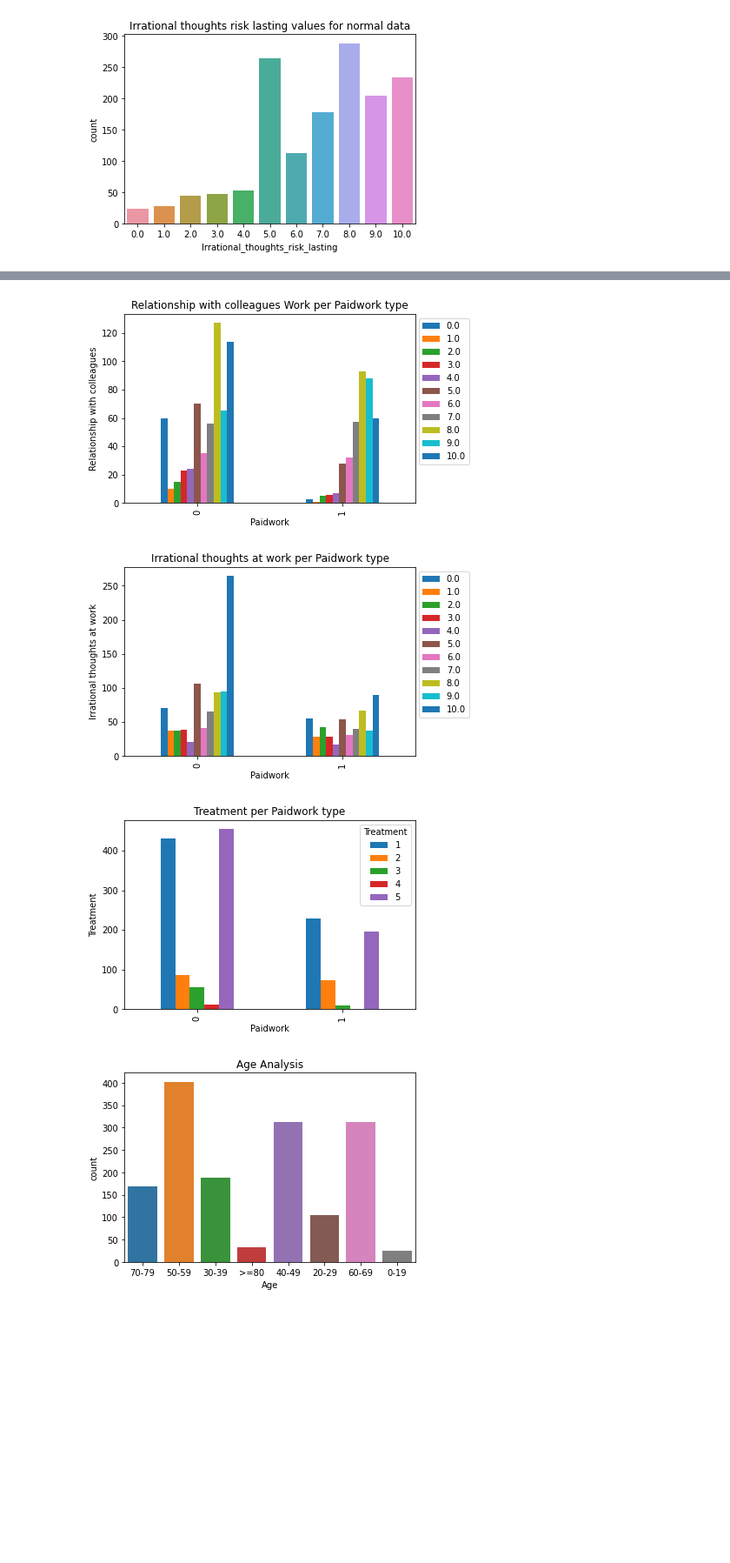
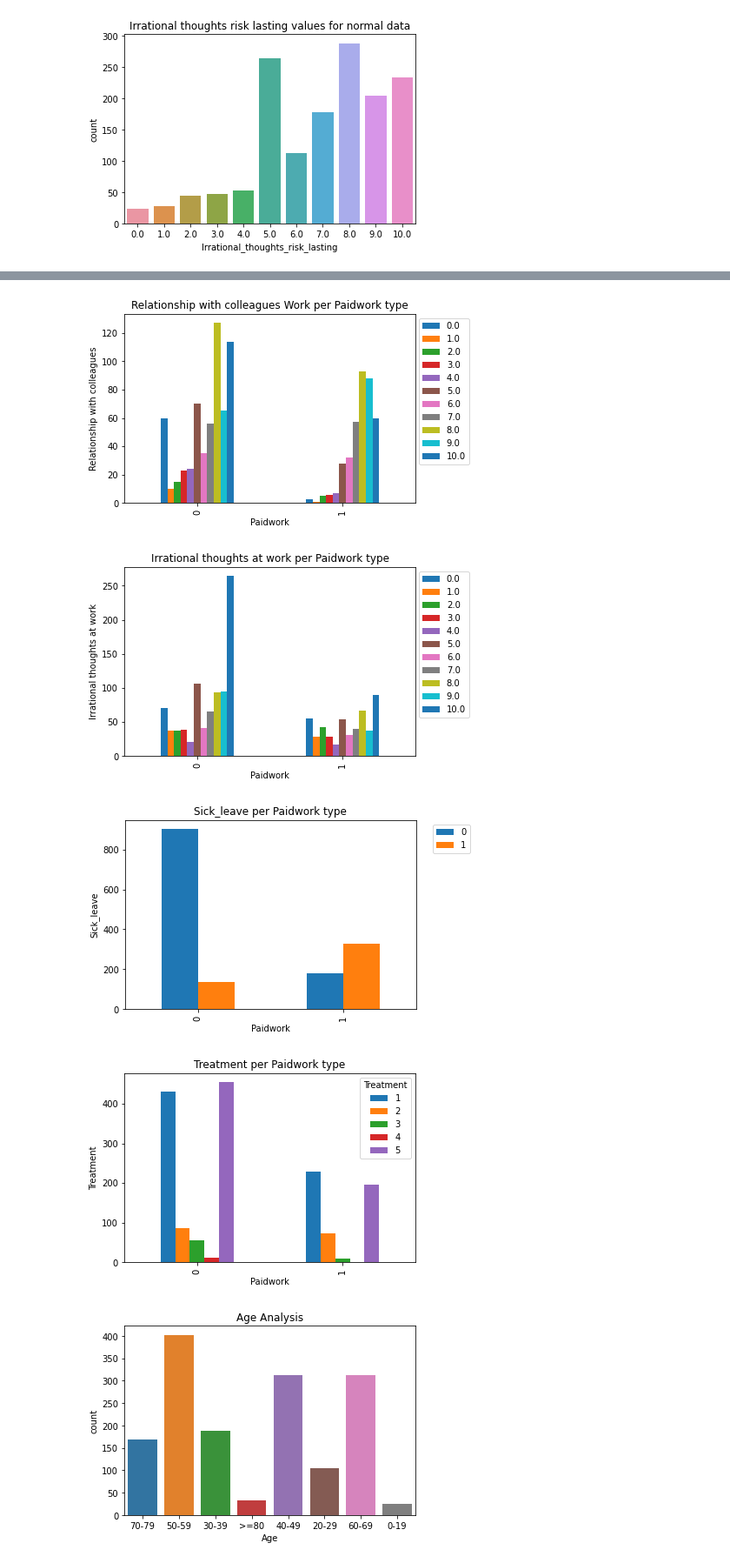
Before and after one commit to WALEX2000/DataScience-Project, a Jupyter notebook: src/dataExploration.ipynb, the cells around one changed output, grey strips where cells are left out. Shown: that part at 87% size. Saved outputs shown, nothing was run; the diff lists cells and outputs as text; code cells hidden in the pictures; blank space fills up the shorter version.

```diff
--- a/src/dataExploration.ipynb
+++ b/src/dataExploration.ipynb
@@ -245,34 +246,42 @@ plt.show()
 # %%
 crosstab = pd.crosstab(data.Paidwork,data.working_ability).plot(kind='bar')
 plt.title('Working Ability per Paidwork type')
 plt.xlabel('Paidwork')
 plt.ylabel('Working')
 plt.show()
 
 crosstab = pd.crosstab(data.Paidwork,data.Relationship_with_colleagues).plot(kind='bar')
 plt.title('Relationship with colleagues Work per Paidwork type')
 plt.xlabel('Paidwork')
 plt.ylabel('Relationship with colleagues')
 plt.legend(bbox_to_anchor=(1.2, 1))
 plt.show()
 
 crosstab = pd.crosstab(data.Paidwork,data.Irrational_thoughts_work).plot(kind='bar')
 plt.title('Irrational thoughts at work per Paidwork type')
 plt.xlabel('Paidwork')
 plt.ylabel('Irrational thoughts at work')
 plt.legend(bbox_to_anchor=(1.2, 1))
 plt.show()
 
+crosstab = pd.crosstab(data.Paidwork,data.Sick_leave).plot(kind='bar')
+plt.title('Sick_leave per Paidwork type')
+plt.xlabel('Paidwork')
+plt.ylabel('Sick_leave')
+plt.legend(bbox_to_anchor=(1.2, 1))
+plt.show()
+
 crosstab = pd.crosstab(data.Paidwork,data.Treatment).plot(kind='bar')
 plt.title('Treatment per Paidwork type')
 plt.xlabel('Paidwork')
 plt.ylabel('Treatment')
 plt.show()
 # %% [output]
 [figure]
 [figure]
 [figure]
-[figure, old version]
+[figure, new version]
+[figure, added]
 # %%
 # Analyse age
 sns.countplot(x='Age',data = data)
```
Also changed, not shown: parts of 1 cell of this notebook, 2 other files.
